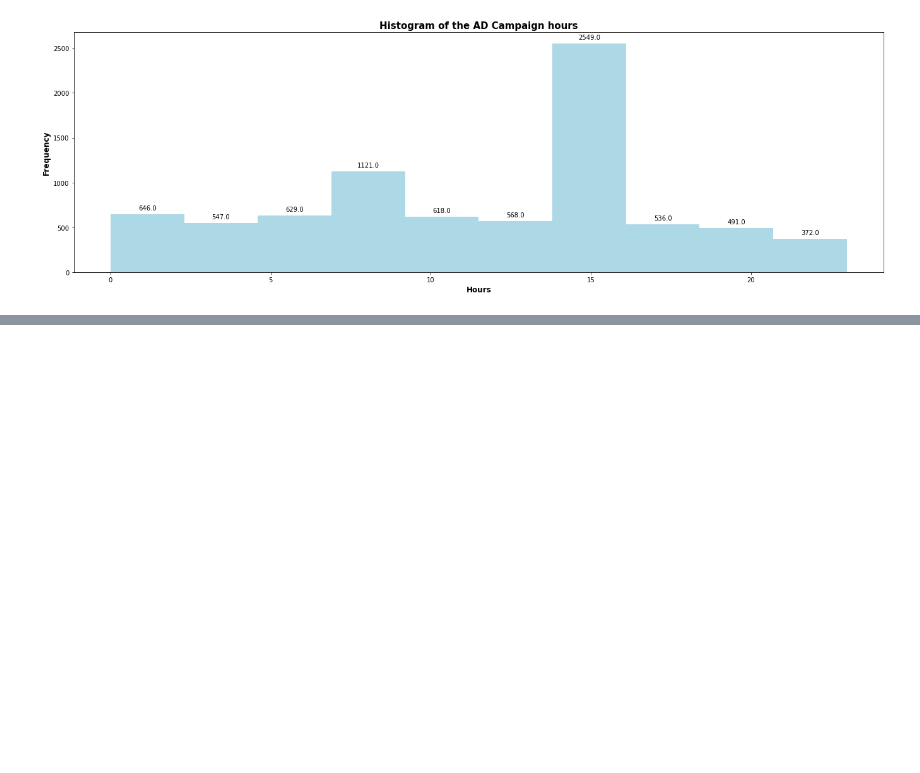
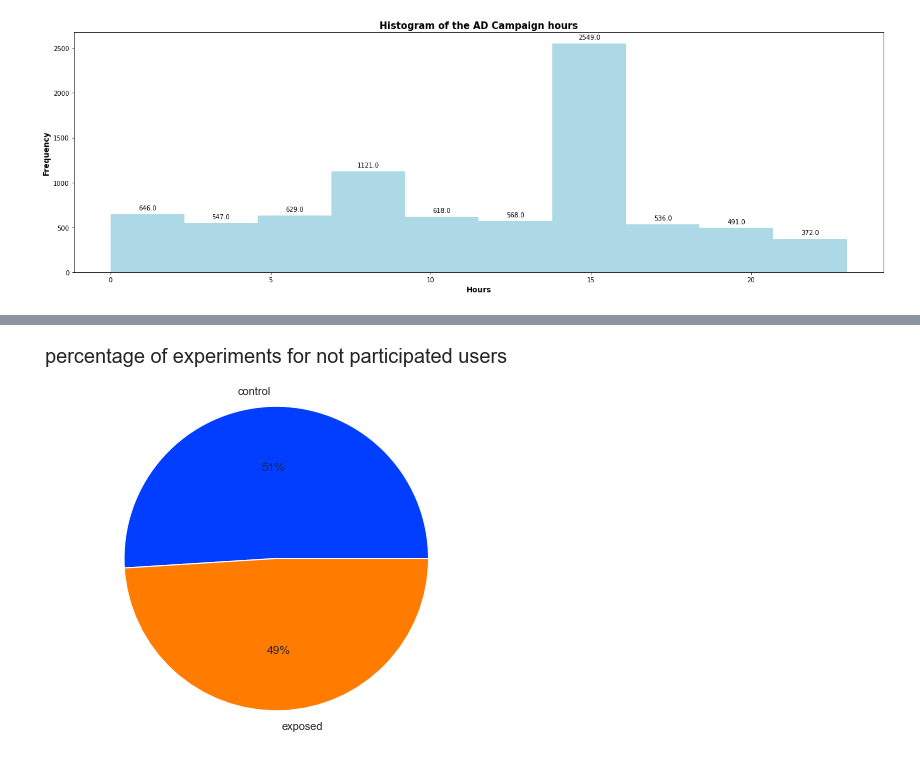
Before and after one commit to yonamg/Ad-campaign-performance, a Jupyter notebook: notebooks/ABtest_Overviews.ipynb, the cells around one changed output, grey strips where cells are left out. Cells and saved outputs as stored; diff of their text form; code cells hidden in the pictures; blank space fills up the shorter version.

```diff
--- a/notebooks/ABtest_Overviews.ipynb
+++ b/notebooks/ABtest_Overviews.ipynb
@@ -169,0 +188,4 @@ NameError: name 'participated_df' is not defined
+# %%
+plot_pi(notengaged[['experiment']].value_counts(), ['control', 'exposed'], "percentage of experiments for not participated users")
+# %% [output]
+[figure, added]
```
Also changed, not shown: parts of 15 cells of this notebook.
